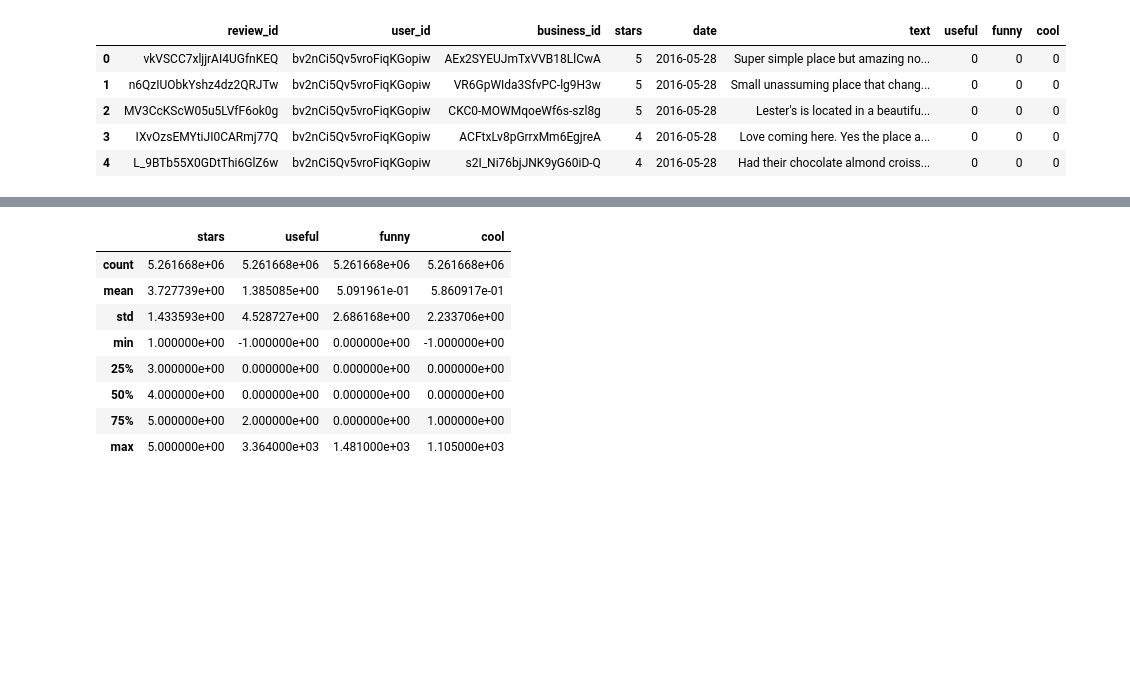
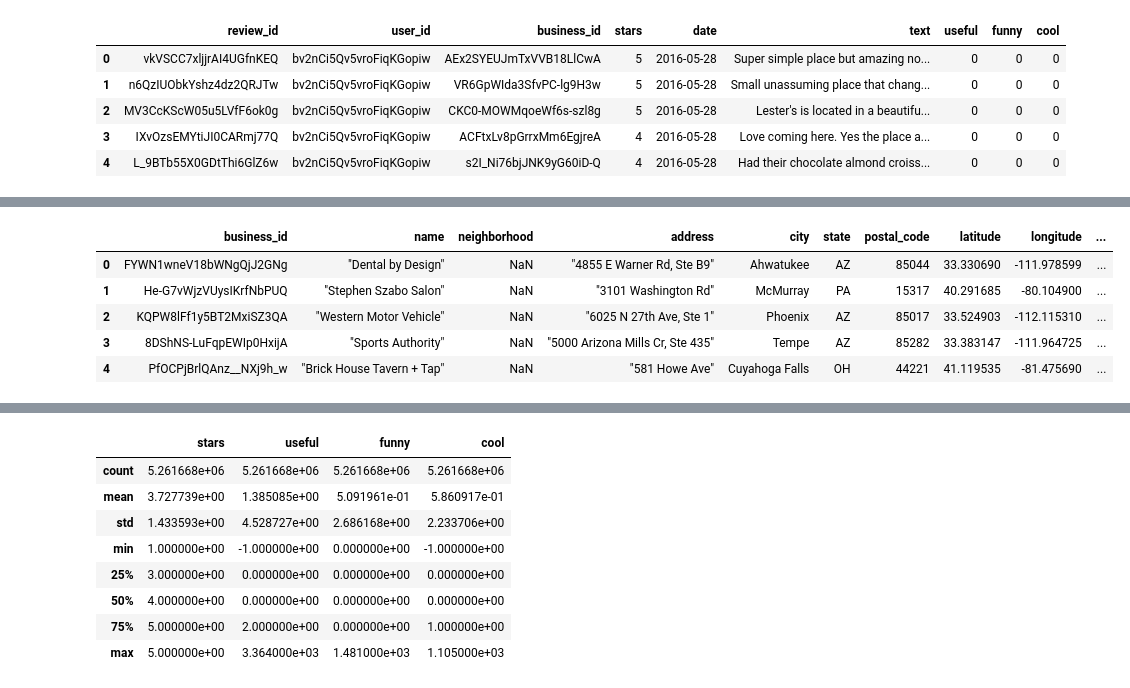
Before and after one commit to xlyytcy/PyQt5-X-Yelp, a Jupyter notebook: JupyterNotebookFile/Yelp x Python.ipynb, the cells around one changed output, grey strips where cells are left out. Saved outputs shown, nothing was run; the diff lists cells and outputs as text; code cells hidden in the pictures; blank space fills up the shorter version.

```diff
--- a/JupyterNotebookFile/Yelp x Python.ipynb
+++ b/JupyterNotebookFile/Yelp x Python.ipynb
@@ -52,0 +64,9 @@ RangeIndex(start=0, stop=5261668, step=1)
+# %%
+csv_business.head()
+# %% [output]
+|  | business_id | name | neighborhood | address | city | state | postal_code | latitude | longitude | ... |
+| 0 | FYWN1wneV18bWNgQjJ2GNg | "Dental by Design" | NaN | "4855 E Warner Rd, Ste B9" | Ahwatukee | AZ | 85044 | 33.330690 | -111.978599 | ... |
+| 1 | He-G7vWjzVUysIKrfNbPUQ | "Stephen Szabo Salon" | NaN | "3101 Washington Rd" | McMurray | PA | 15317 | 40.291685 | -80.104900 | ... |
+| 2 | KQPW8lFf1y5BT2MxiSZ3QA | "Western Motor Vehicle" | NaN | "6025 N 27th Ave, Ste 1" | Phoenix | AZ | 85017 | 33.524903 | -112.115310 | ... |
+| 3 | 8DShNS-LuFqpEWIp0HxijA | "Sports Authority" | NaN | "5000 Arizona Mills Cr, Ste 435" | Tempe | AZ | 85282 | 33.383147 | -111.964725 | ... |
+| 4 | PfOCPjBrlQAnz__NXj9h_w | "Brick House Tavern + Tap" | NaN | "581 Howe Ave" | Cuyahoga Falls | OH | 44221 | 41.119535 | -81.475690 | ... |
```
Also changed, not shown: parts of 48 cells of this notebook, 4 other files.
